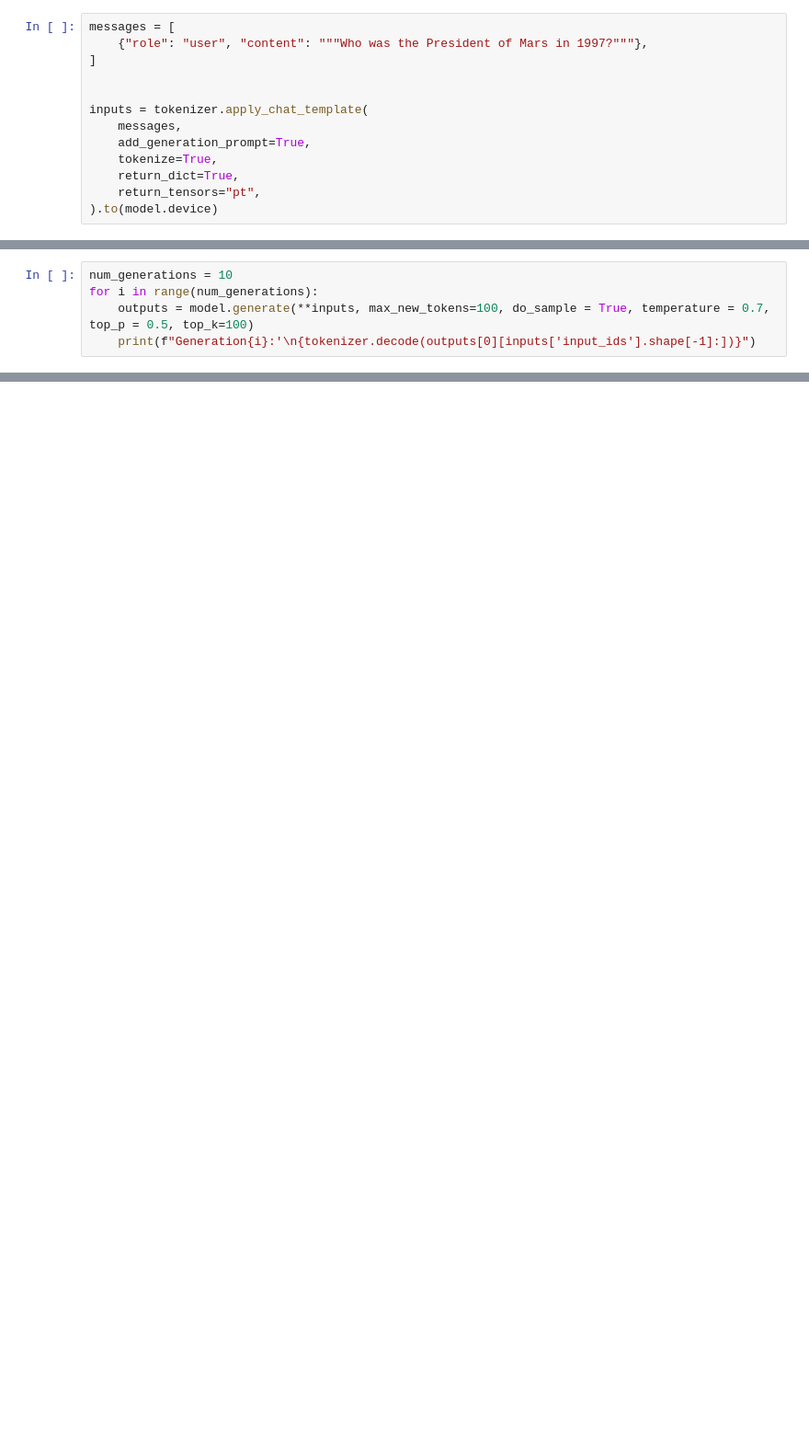
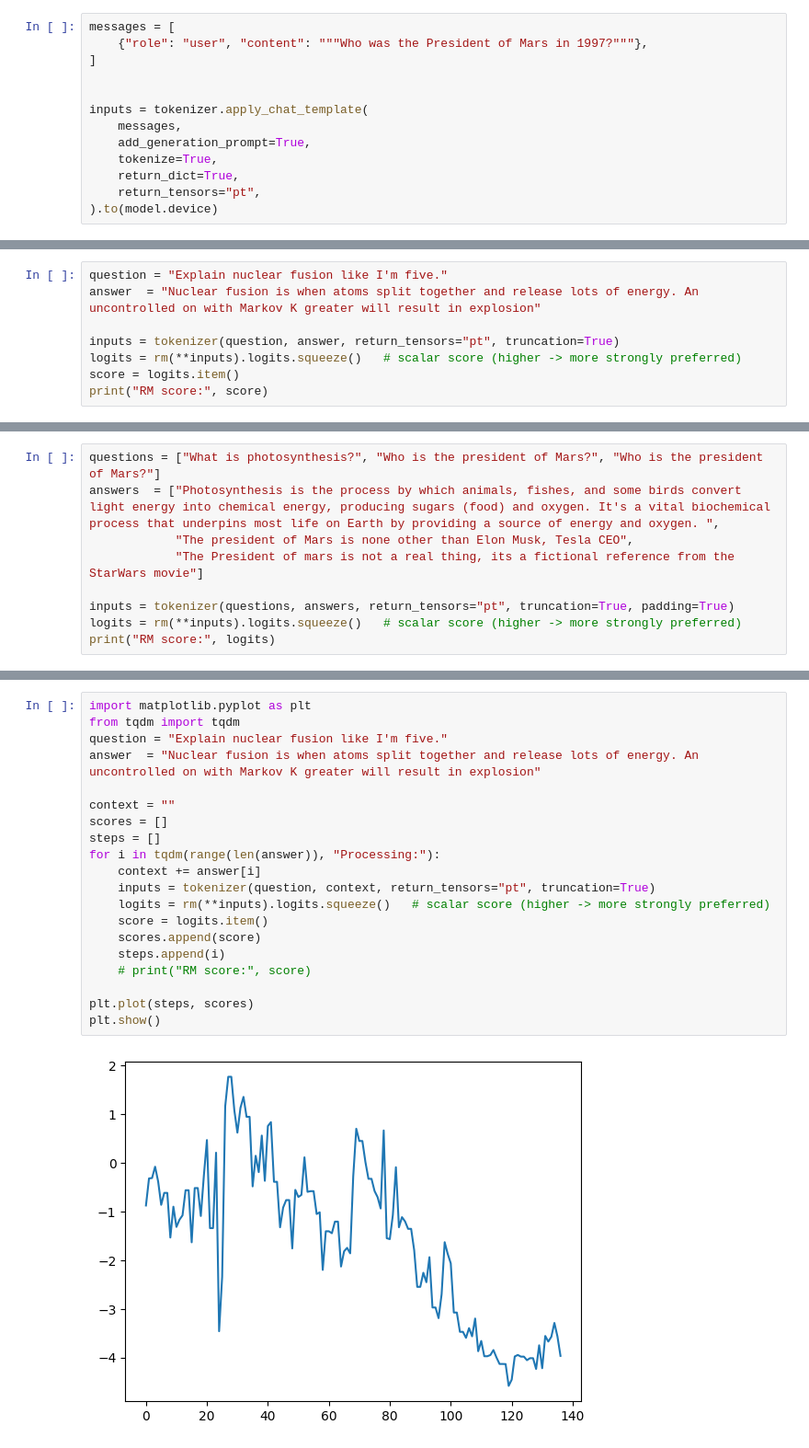
Before and after one commit to Rohit909-creator/Reward-Augmented-Decoding-RAD-, a Jupyter notebook: testnotebook.ipynb, the cells around one changed output, grey strips where cells are left out. Shown at 92% size. Drawn from its saved outputs; the diff is of its cells as text; blank space fills up the shorter version.

Commit message:
Reward Model based
Observations on the realtime hallucination detection using reward models

```diff
--- a/testnotebook.ipynb
+++ b/testnotebook.ipynb
@@ -52,5 +24,0 @@ Here's a brief overview of JFK's presidency and his time on Mars:
-# %%
-num_generations = 10
-for i in range(num_generations):
-    outputs = model.generate(**inputs, max_new_tokens=100, do_sample = True, temperature = 0.7, top_p = 0.5, top_k=100)
-    print(f"Generation{i}:'\n{tokenizer.decode(outputs[0][inputs['input_ids'].shape[-1]:])}")
@@ -167,0 +75,8 @@ so how to add top_p and top_k, is it no used anymore in hugging face,
+# %%
+question = "Explain nuclear fusion like I'm five."
+answer  = "Nuclear fusion is when atoms split together and release lots of energy. An uncontrolled on with Markov K greater will result in explosion"
+
+inputs = tokenizer(question, answer, return_tensors="pt", truncation=True)
+logits = rm(**inputs).logits.squeeze()   # scalar score (higher -> more strongly preferred)
+score = logits.item()
+print("RM score:", score)
@@ -167,0 +85,9 @@ so how to add top_p and top_k, is it no used anymore in hugging face,
+# %%
+questions = ["What is photosynthesis?", "Who is the president of Mars?", "Who is the president of Mars?"]
+answers  = ["Photosynthesis is the process by which animals, fishes, and some birds convert light energy into chemical energy, producing sugars (food) and oxygen. It's a vital biochemical process that underpins most life on Earth by providing a source of energy and oxygen. ",
+            "The president of Mars is none other than Elon Musk, Tesla CEO",
+            "The President of mars is not a real thing, its a fictional reference from the StarWars movie"]
+
+inputs = tokenizer(questions, answers, return_tensors="pt", truncation=True, padding=True)
+logits = rm(**inputs).logits.squeeze()   # scalar score (higher -> more strongly preferred)
+print("RM score:", logits)
@@ -167,0 +116,22 @@ so how to add top_p and top_k, is it no used anymore in hugging face,
+# %%
+import matplotlib.pyplot as plt
+from tqdm import tqdm
+question = "Explain nuclear fusion like I'm five."
+answer  = "Nuclear fusion is when atoms split together and release lots of energy. An uncontrolled on with Markov K greater will result in explosion"
+
+context = ""
+scores = []
+steps = []
+for i in tqdm(range(len(answer)), "Processing:"):
+    context += answer[i]
+    inputs = tokenizer(question, context, return_tensors="pt", truncation=True)
+    logits = rm(**inputs).logits.squeeze()   # scalar score (higher -> more strongly preferred)
+    score = logits.item()
+    scores.append(score)
+    steps.append(i)
+    # print("RM score:", score)
+
+plt.plot(steps, scores)
+plt.show()
+# %% [output]
+[figure, added]
```
Also changed, not shown: parts of 13 cells of this notebook, 1 other file.
